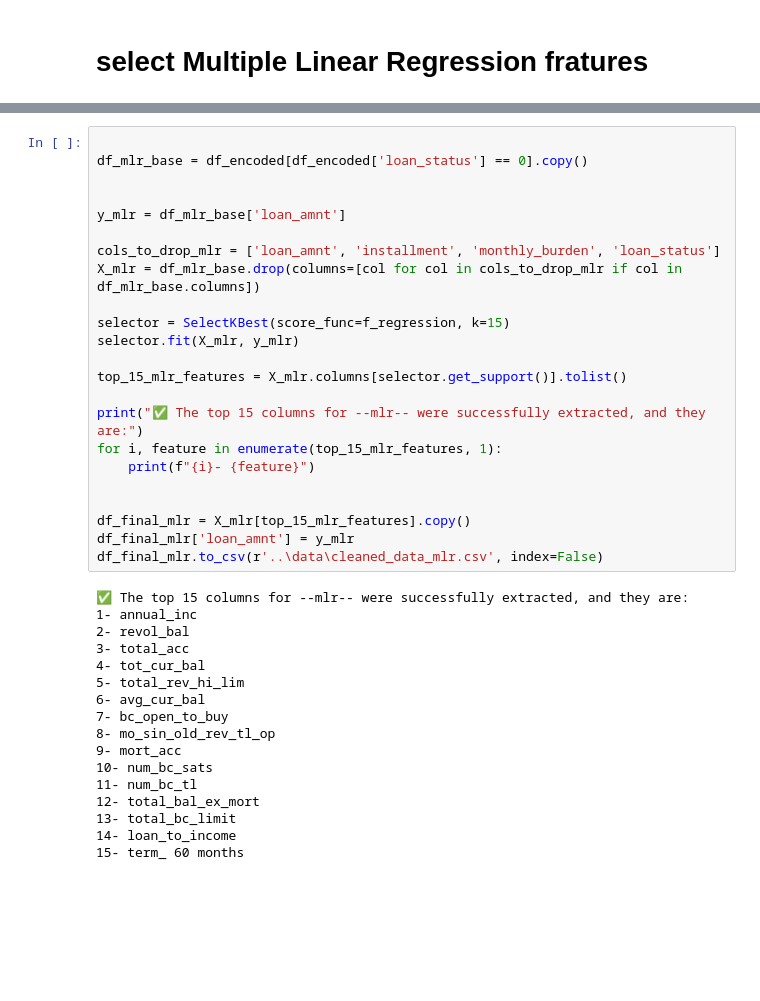
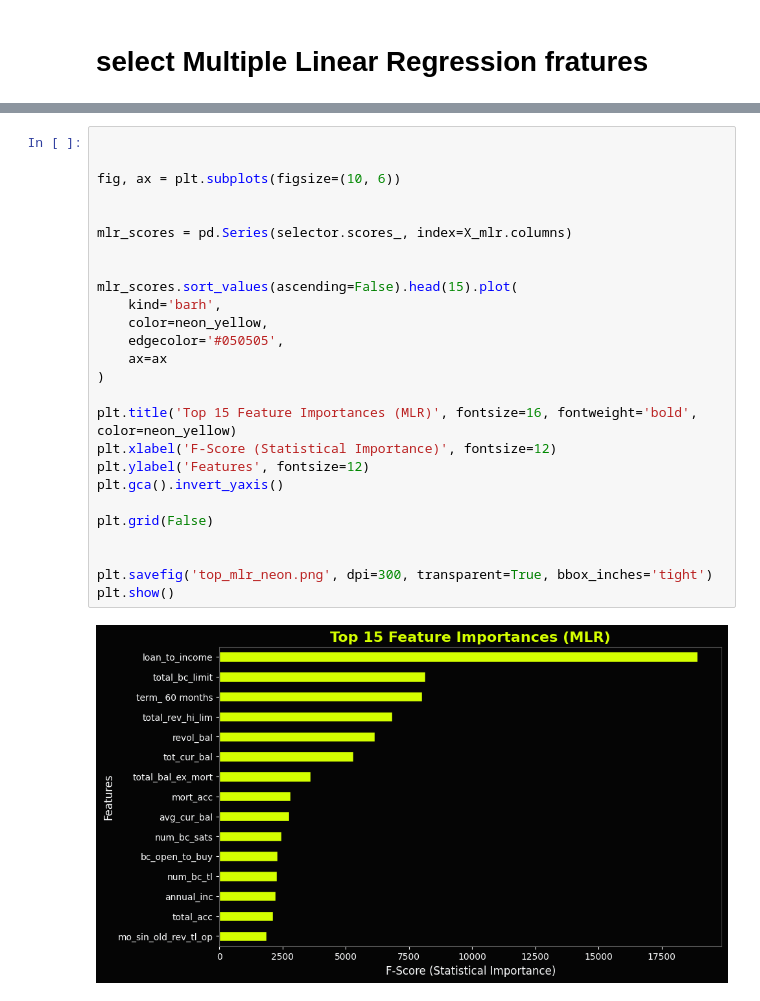
Before and after one commit to AbdelMaksoudd/LendMind, a Jupyter notebook: notebooks/01_data_preparation.ipynb, the cells around one changed output, grey strips where cells are left out. Cells and saved outputs as stored; diff of their text form; blank space fills up the shorter version.

```diff
--- a/notebooks/01_data_preparation.ipynb
+++ b/notebooks/01_data_preparation.ipynb
@@ -233,40 +289,28 @@ plt.show()
 # %%
 
-df_mlr_base = df_encoded[df_encoded['loan_status'] == 0].copy()
+
+fig, ax = plt.subplots(figsize=(10, 6))
 
 
-y_mlr = df_mlr_base['loan_amnt']
-
-cols_to_drop_mlr = ['loan_amnt', 'installment', 'monthly_burden', 'loan_status']
-X_mlr = df_mlr_base.drop(columns=[col for col in cols_to_drop_mlr if col in df_mlr_base.columns])
-
-selector = SelectKBest(score_func=f_regression, k=15)
-selector.fit(X_mlr, y_mlr)
-
-top_15_mlr_features = X_mlr.columns[selector.get_support()].tolist()
-
-print("✅ The top 15 columns for --mlr-- were successfully extracted, and they are:")
-for i, feature in enumerate(top_15_mlr_features, 1):
-    print(f"{i}- {feature}")
+mlr_scores = pd.Series(selector.scores_, index=X_mlr.columns)
 
 
-df_final_mlr = X_mlr[top_15_mlr_features].copy()
-df_final_mlr['loan_amnt'] = y_mlr
-df_final_mlr.to_csv(r'..\data\cleaned_data_mlr.csv', index=False)
+mlr_scores.sort_values(ascending=False).head(15).plot(
+    kind='barh',
+    color=neon_yellow,
+    edgecolor='#050505',
+    ax=ax
+)
+
+plt.title('Top 15 Feature Importances (MLR)', fontsize=16, fontweight='bold', color=neon_yellow)
+plt.xlabel('F-Score (Statistical Importance)', fontsize=12)
+plt.ylabel('Features', fontsize=12)
+plt.gca().invert_yaxis()
+
+plt.grid(False)
+
+
+plt.savefig('top_mlr_neon.png', dpi=300, transparent=True, bbox_inches='tight')
+plt.show()
 # %% [output]
-✅ The top 15 columns for --mlr-- were successfully extracted, and they are:
-1- annual_inc
-2- revol_bal
-3- total_acc
-4- tot_cur_bal
-5- total_rev_hi_lim
-6- avg_cur_bal
-7- bc_open_to_buy
-8- mo_sin_old_rev_tl_op
-9- mort_acc
-10- num_bc_sats
-11- num_bc_tl
-12- total_bal_ex_mort
-13- total_bc_limit
-14- loan_to_income
-15- term_ 60 months
+[figure, added]
```
Also changed, not shown: parts of 8 cells of this notebook, 1 other file.
